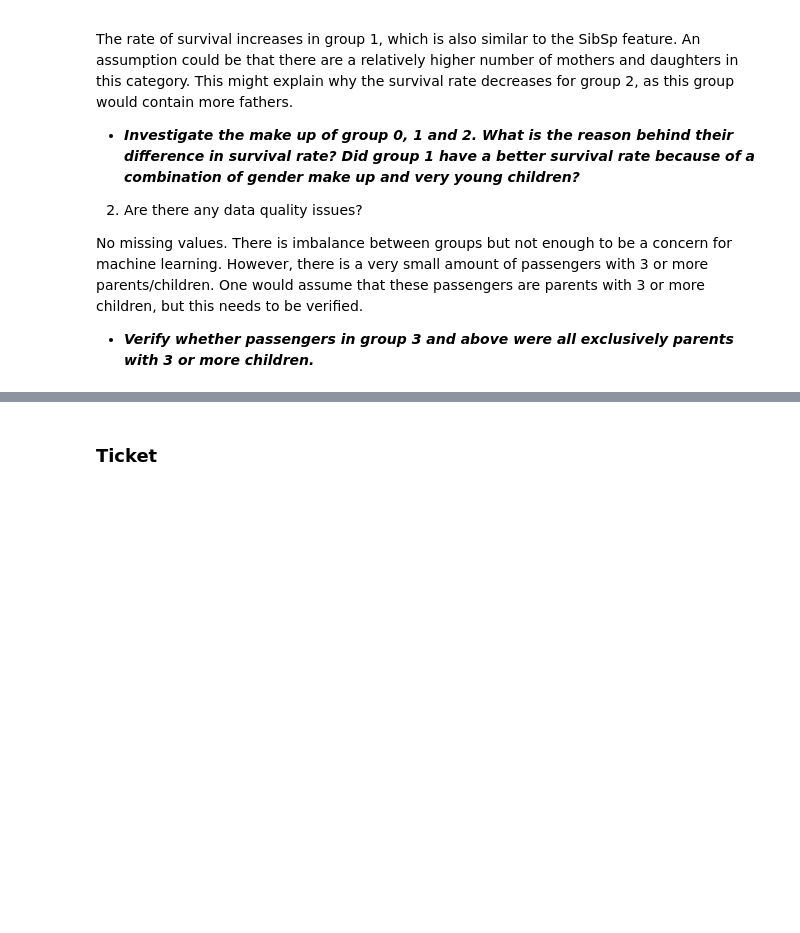
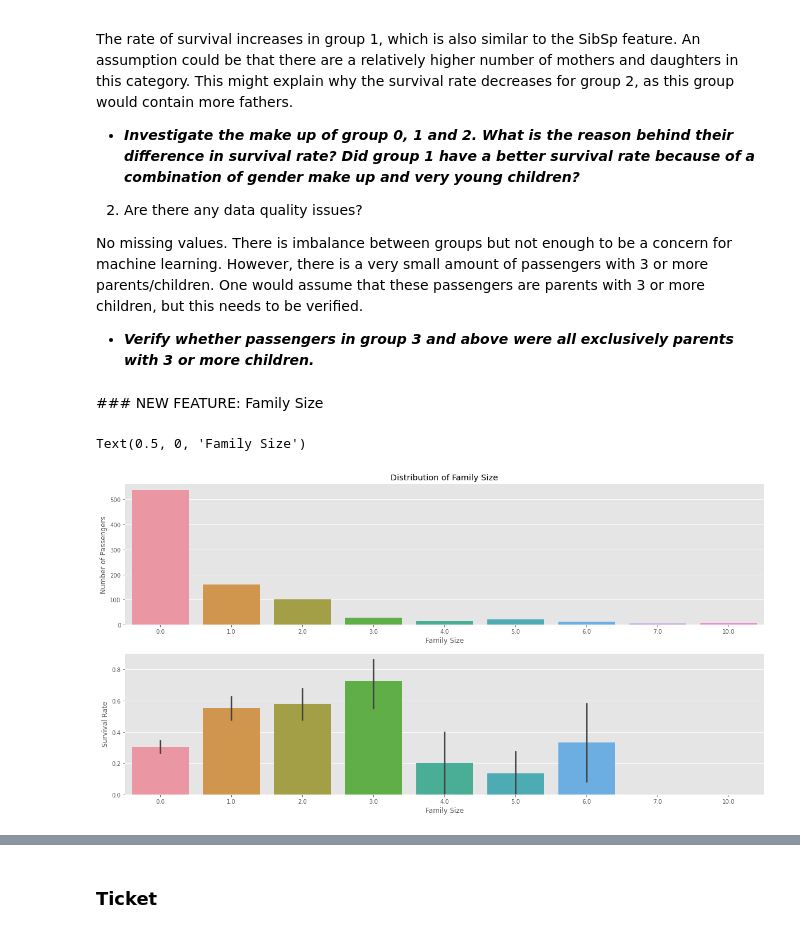
Before and after one commit to danielsuarez-mash/titanic_project, a Jupyter notebook: titanic.ipynb, the cells around one changed output, grey strips where cells are left out. Drawn from its saved outputs; the diff is of its cells as text; code cells hidden in the pictures; blank space fills up the shorter version.

```diff
--- a/titanic.ipynb
+++ b/titanic.ipynb
@@ -343,3 +348,23 @@ The rate of survival increases in group 1, which is also similar to the SibSp fe
 No missing values. There is imbalance between groups but not enough to be a concern for machine learning. However, there is a very small amount of passengers with 3 or more parents/children. One would assume that these passengers are parents with 3 or more children, but this needs to be verified.
 
 - ***Verify whether passengers in group 3 and above were all exclusively parents with 3 or more children.***
+# %% [markdown]
+### NEW FEATURE: Family Size
+# %%
+train_copy['family_size'] = train_copy[['sibsp', 'parch']].sum(axis = 1)
+fam_size_surv = train_copy.groupby(['family_size', 'survived']).passengerid.count().unstack()
+fam_size_surv_rate = fam_size_surv
+
+figure, (ax1, ax2) = plt.subplots(2, 1, figsize = (20, 10))
+
+sns.countplot(data = train_copy, x = 'family_size', ax = ax1)
+ax1.set_ylabel('Number of Passengers')
+ax1.set_xlabel('Family Size')
+ax1.set_title('Distribution of Family Size')
+
+sns.barplot(data = train_copy, x = 'family_size', y = 'survived', estimator = np.mean, ax = ax2)
+ax2.set_ylabel('Survival Rate')
+ax2.set_xlabel('Family Size')
+# %% [output]
+Text(0.5, 0, 'Family Size')
+[figure, added]
```
Also changed, not shown: parts of 13 cells of this notebook, 3 other files.
